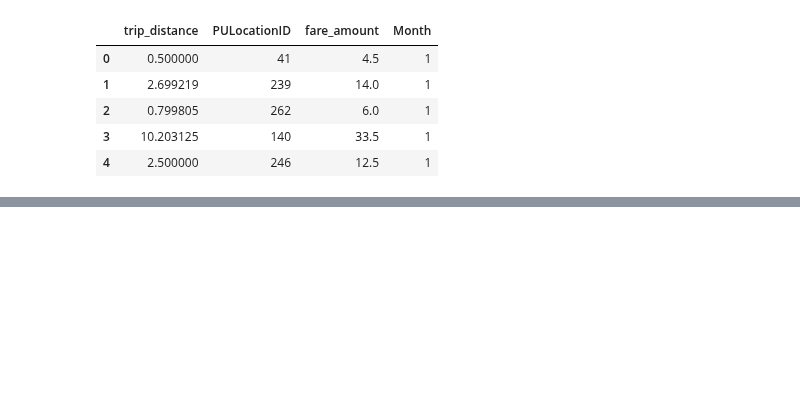
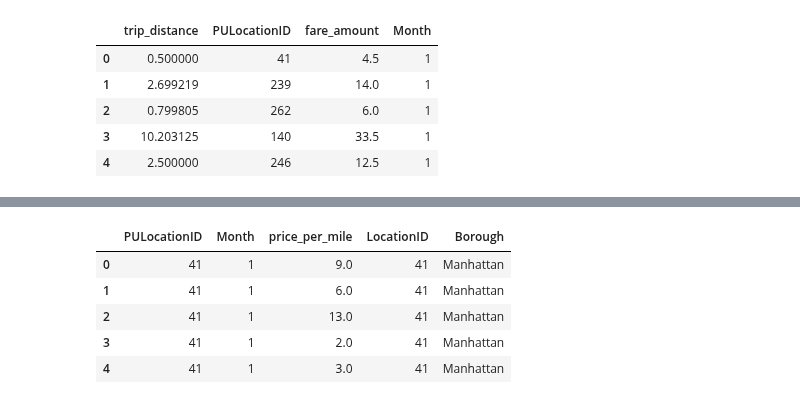
Before and after one commit to EgonFerri/ADM-HM2, a Jupyter notebook: CRQ1.ipynb, the cells around one changed output, grey strips where cells are left out. Cells and saved outputs as stored; diff of their text form; code cells hidden in the pictures; blank space fills up the shorter version.

```diff
--- a/CRQ1.ipynb
+++ b/CRQ1.ipynb
@@ -142,0 +245,9 @@ df['trip_distance'].plot.bar()
+# %%
+result.head()
+# %% [output]
+|  | PULocationID | Month | price_per_mile | LocationID | Borough |
+| 0 | 41 | 1 | 9.0 | 41 | Manhattan |
+| 1 | 41 | 1 | 6.0 | 41 | Manhattan |
+| 2 | 41 | 1 | 13.0 | 41 | Manhattan |
+| 3 | 41 | 1 | 2.0 | 41 | Manhattan |
+| 4 | 41 | 1 | 3.0 | 41 | Manhattan |
```
Also changed, not shown: parts of 40 cells of this notebook.
